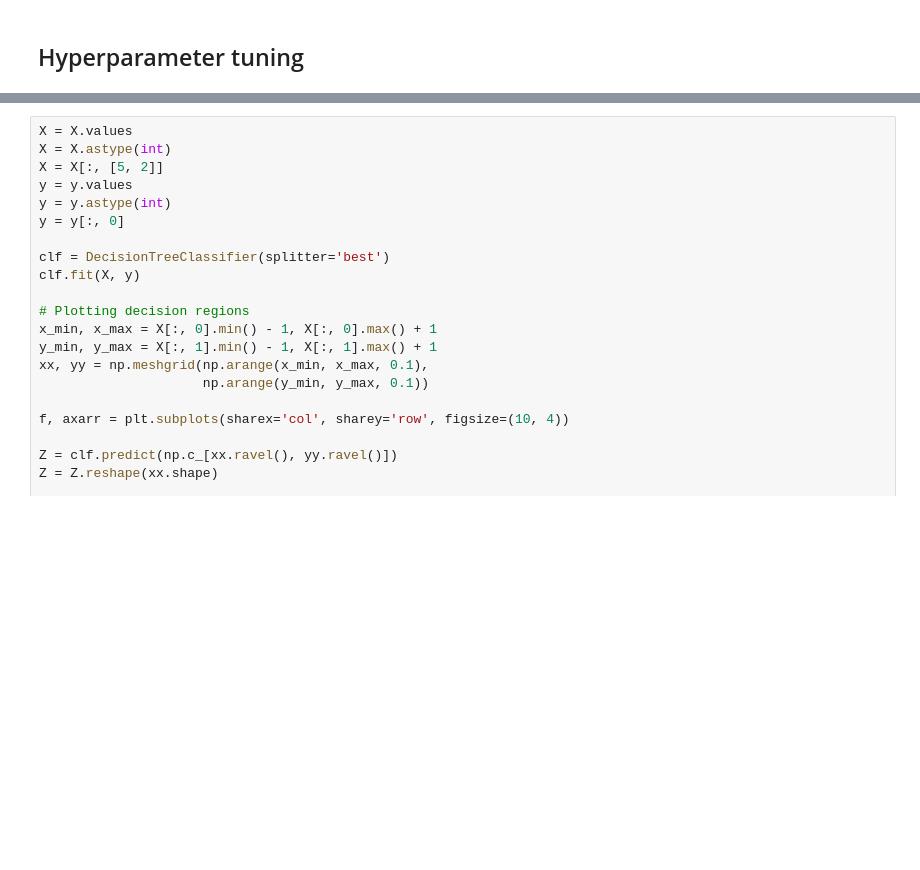
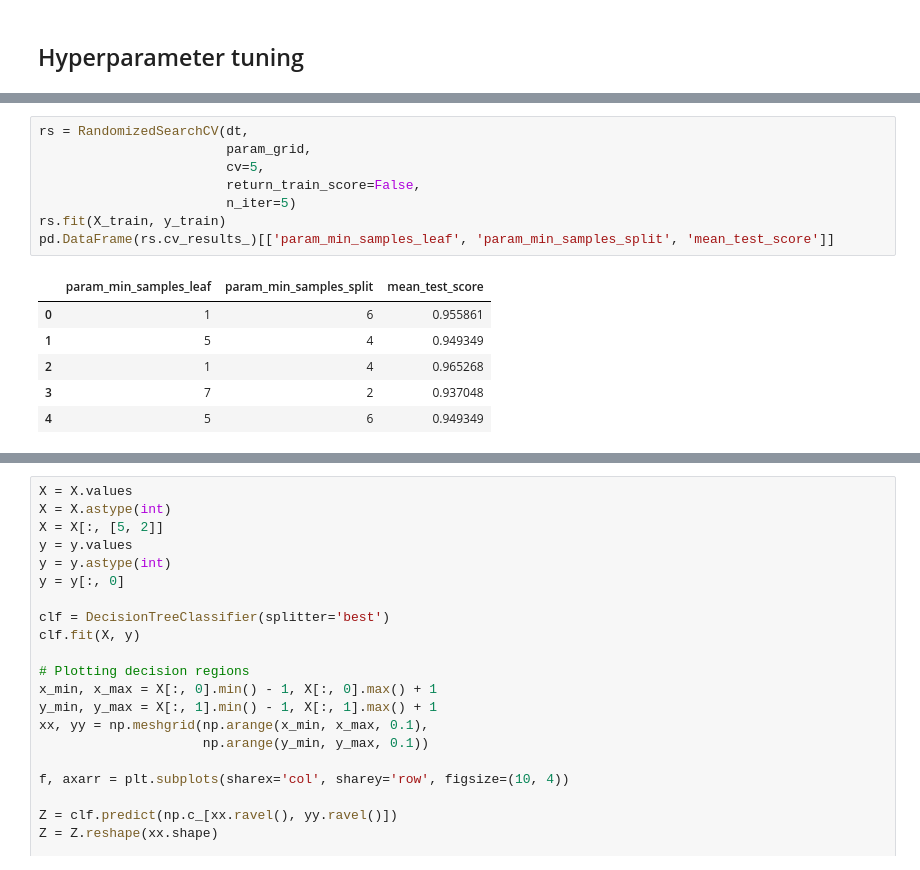
Before and after one commit to gultekingokhan/car-evaluation, a Jupyter notebook: Car Evaluation - Data Analysis and Prediction.ipynb, the cells around one changed output, grey strips where cells are left out. Saved outputs shown, nothing was run; the diff lists cells and outputs as text; blank space fills up the shorter version.

```diff
--- a/Car Evaluation - Data Analysis and Prediction.ipynb
+++ b/Car Evaluation - Data Analysis and Prediction.ipynb
@@ -195,0 +193,15 @@ Best: -0.192456 using {'max_depth': 7, 'min_samples_leaf': 3}
+# %%
+rs = RandomizedSearchCV(dt,
+                        param_grid,
+                        cv=5,
+                        return_train_score=False,
+                        n_iter=5)
+rs.fit(X_train, y_train)
+pd.DataFrame(rs.cv_results_)[['param_min_samples_leaf', 'param_min_samples_split', 'mean_test_score']]
+# %% [output]
+|  | param_min_samples_leaf | param_min_samples_split | mean_test_score |
+| 0 | 1 | 6 | 0.955861 |
+| 1 | 5 | 4 | 0.949349 |
+| 2 | 1 | 4 | 0.965268 |
+| 3 | 7 | 2 | 0.937048 |
+| 4 | 5 | 6 | 0.949349 |
```
Also changed, not shown: parts of 14 cells of this notebook, 1 other file.
